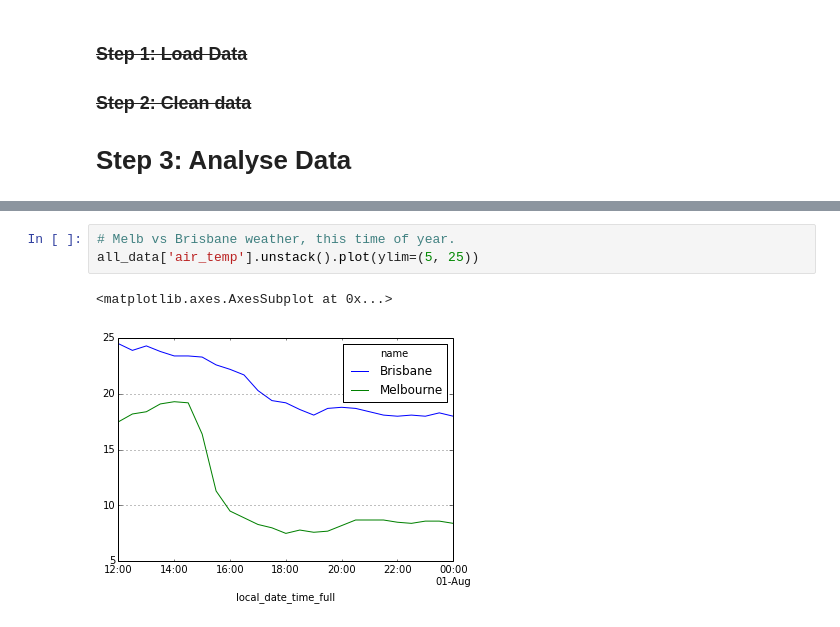
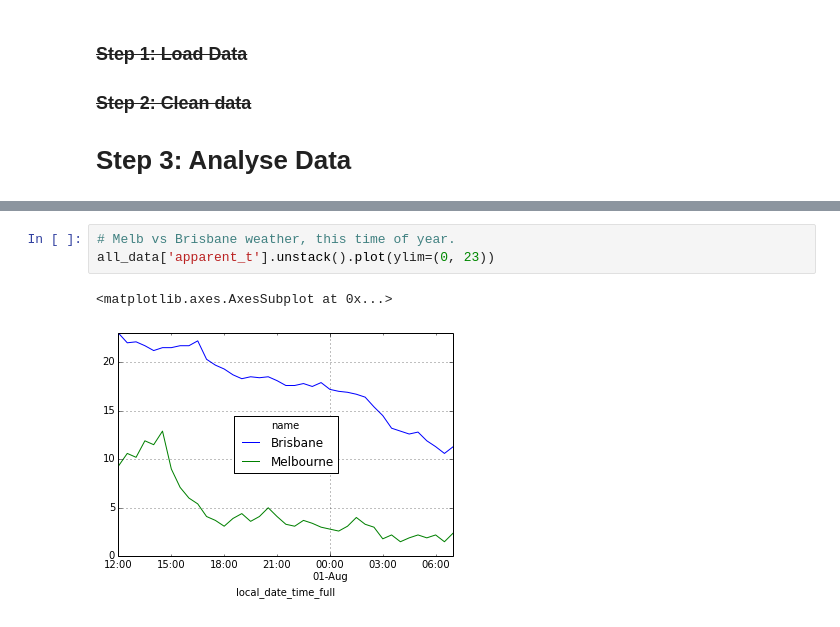
Before and after one commit to lexual/2014-PyConAU-Pandas-talk, a Jupyter notebook: slides.ipynb, the cells around one changed output, grey strips where cells are left out. Cells and saved outputs as stored; diff of their text form.

```diff
--- a/slides.ipynb
+++ b/slides.ipynb
@@ -788,6 +779,6 @@ stacked
 # %%
 # Melb vs Brisbane weather, this time of year.
-all_data['air_temp'].unstack().plot(ylim=(5, 25))
+all_data['apparent_t'].unstack().plot(ylim=(0, 23))
 # %% [output]
 <matplotlib.axes.AxesSubplot at 0x...>
-[figure, old version]
+[figure, new version]
```
Also changed, not shown: parts of 42 cells of this notebook, 7 other files.
